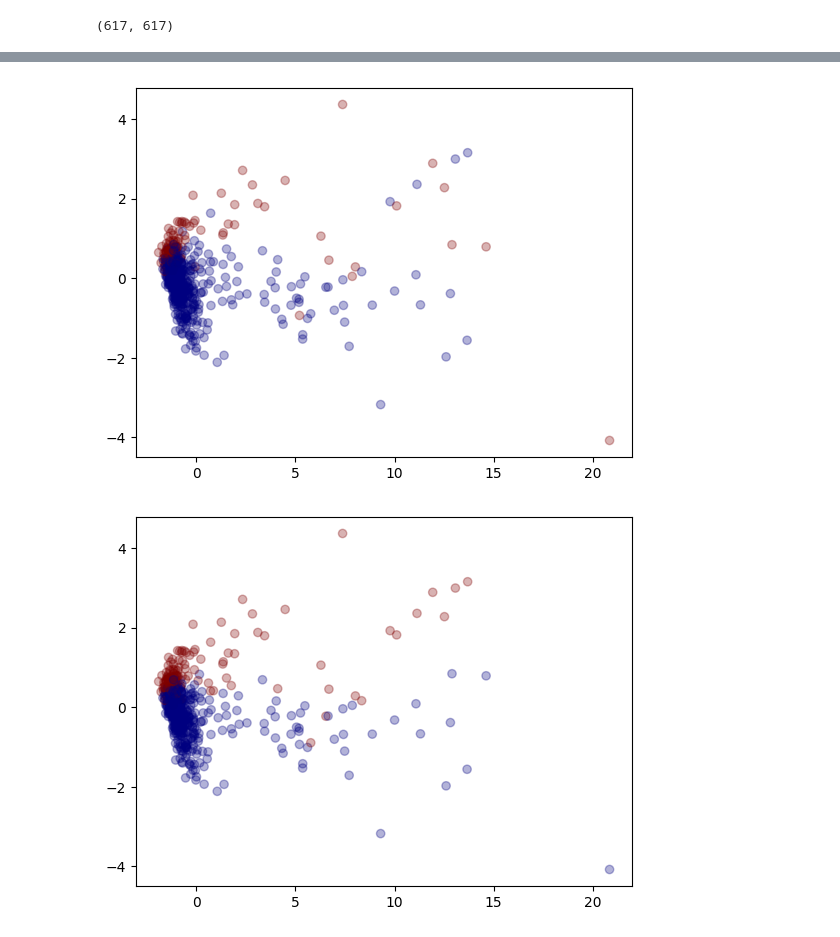
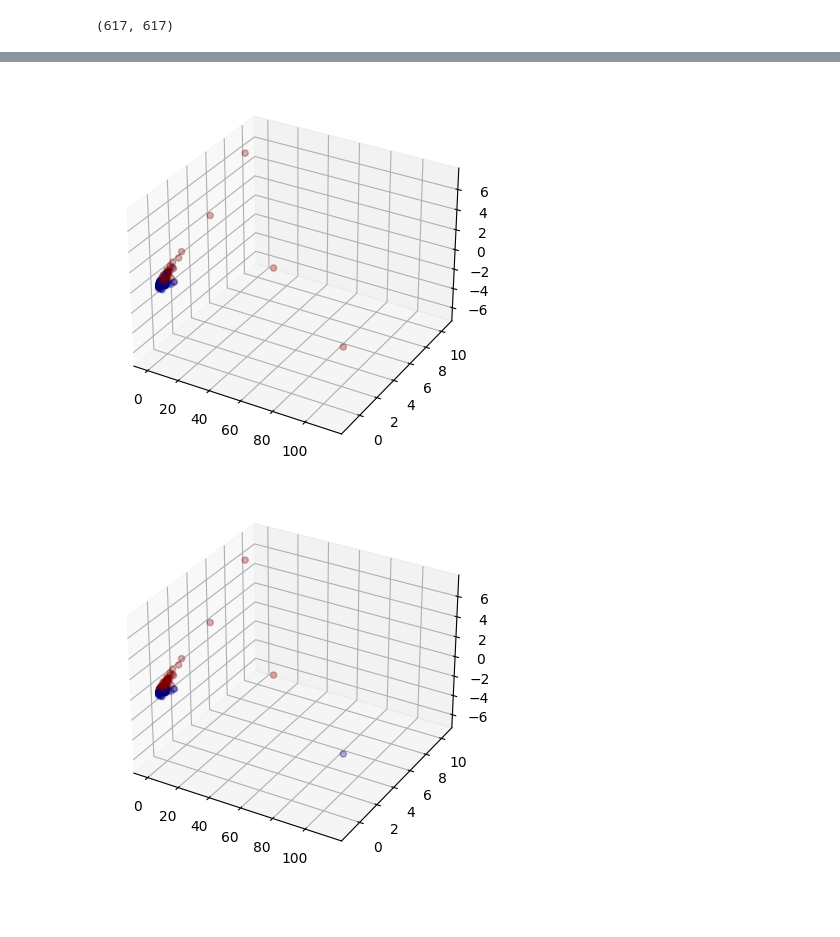
Before and after one commit to aruaru0/icr-kaggle, a Jupyter notebook: PytorchArcFace.ipynb, the cells around one changed output, grey strips where cells are left out. Drawn from its saved outputs; the diff is of its cells as text; code cells hidden in the pictures; blank space fills up the shorter version.

```diff
--- a/PytorchArcFace.ipynb
+++ b/PytorchArcFace.ipynb
@@ -384,6 +385,7 @@ models = []
 for i in range(5):
     model = MyModel(input_dim, output_dim)
     model.load_state_dict(torch.load(f'model_weight_fold{i}.pth'))
+    model.eval()  ## torch.nn.Module.eval
     models.append(model)
 # %%
 test_dataset = MyDataset(df)
@@ -396,7 +398,8 @@ l = []
 for batch in test_dataloader:
     inputs, labels = batch
     for i in range(5):
-        pp, xx = models[i](inputs, labels)
+        with torch.no_grad():
+            pp, xx = models[i](inputs, labels)
         pp = F.softmax(pp, dim=1)
         if i == 0:
             p = pp
@@ -502,12 +518,22 @@ array([[-1.5049455 ,  0.6191846 , -0.31394127],
 # %%
-plt.scatter(X_reduced_pca[:, 0], X_reduced_pca[:, 1],
-            c=y_true, cmap='jet', alpha=0.3)
+# plt.scatter(X_reduced_pca[:, 0], X_reduced_pca[:, 1],X_reduced_pca[:, 2],
+#             c=y_true, cmap='jet', alpha=0.3)
+
+fig = plt.figure()
+ax = fig.add_subplot(projection='3d')
+ax.scatter(X_reduced_pca[:, 0], X_reduced_pca[:, 1],X_reduced_pca[:, 2], c=y_true, cmap='jet', alpha=0.3)
 plt.show()
+plt.show()
 # %% [output]
-[figure, old version]
+[figure, new version]
 # %%
-plt.scatter(X_reduced_pca[:, 0], X_reduced_pca[:, 1],
-            c=y_pred, cmap='jet', alpha=0.3)
+# plt.scatter(X_reduced_pca[:, 0], X_reduced_pca[:, 1],
+#             c=y_pred, cmap='jet', alpha=0.3)
+# plt.show()
+fig = plt.figure()
+ax = fig.add_subplot(projection='3d')
+ax.scatter(X_reduced_pca[:, 0], X_reduced_pca[:, 1],X_reduced_pca[:, 2], c=y_pred, cmap='jet', alpha=0.3)
 plt.show()
+plt.show()
 # %% [output]
-[figure, old version]
+[figure, new version]
```
Also changed, not shown: parts of 11 cells of this notebook.
